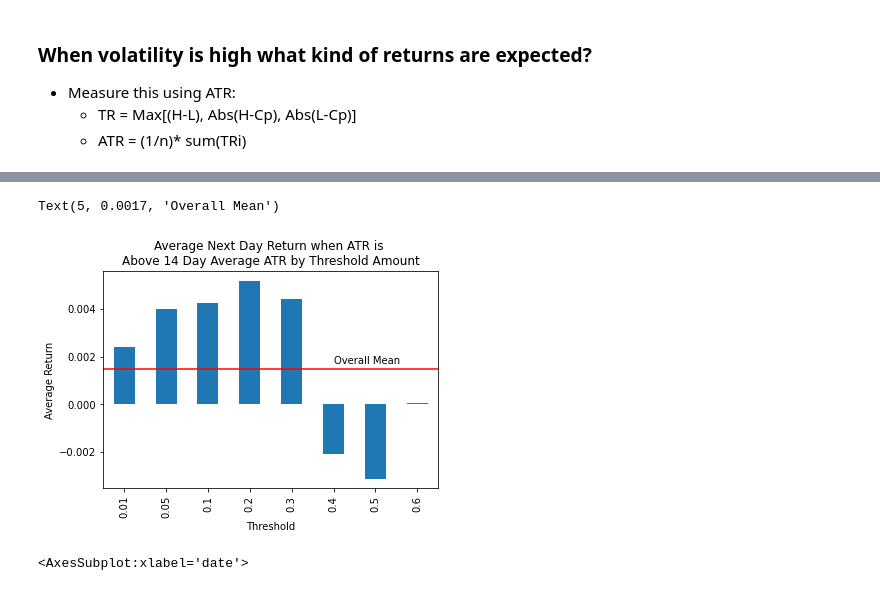
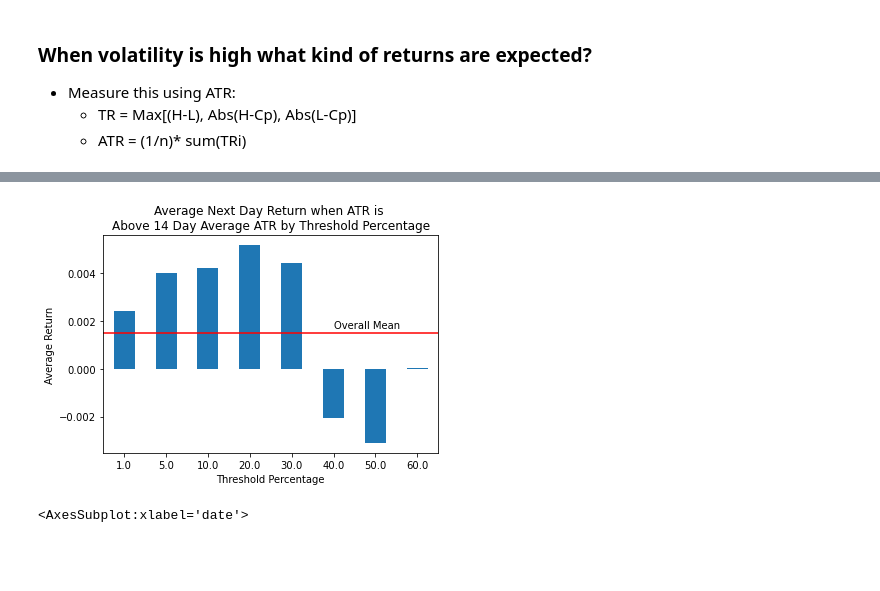
Before and after one commit to FinancialForecasters/financial_forecaster, a Jupyter notebook: explore_jesse.ipynb, the cells around one changed output, grey strips where cells are left out. Cells and saved outputs as stored; diff of their text form; code cells hidden in the pictures; blank space fills up the shorter version.

```diff
--- a/explore_jesse.ipynb
+++ b/explore_jesse.ipynb
@@ -137,8 +152,2 @@ def perform_ATR_analysis(df, atr_threshold  = 0.05, make_plots = True, alpha = 0
 
     return avg_return_above_threshold
-# %%
-thresholds_to_try = [0.01, 0.05, 0.1, 0.2, 0.3, 0.4, 0.5, 0.6]
-returns = {}
-for threshold in thresholds_to_try:
-    avg_return = perform_ATR_analysis(df, atr_threshold=threshold, make_plots=False)
-    returns[threshold] = avg_return
@@ -163,13 +154,25 @@ Fail to reject null hypothesis
-# %%
-pd.DataFrame(returns, index = ['avg_return']).T.plot.bar(legend=False)
-plt.title('Average Next Day Return when ATR is \nAbove 14 Day Average ATR by Threshold Amount')
-plt.xlabel('Threshold')
-plt.ylabel('Average Return')
-plt.axhline(df.fwd_log_ret.mean(), color = 'r')
-plt.annotate('Overall Mean', (5, 0.0017))
-# %% [output]
-Text(5, 0.0017, 'Overall Mean')
-[figure, removed]
+# %%
+def plot_final_ATR_results(df):
+
+    thresholds_to_try = [0.01, 0.05, 0.1, 0.2, 0.3, 0.4, 0.5, 0.6]
+    returns = {}
+    for threshold in thresholds_to_try:
+        avg_return = perform_ATR_analysis(df, atr_threshold=threshold, make_plots=False, print_results=False)
+        returns[threshold] = avg_return
+
+
+    # Format threshold percentage as % and plot bar plot of average log return
+    pd.DataFrame({k*100: v for k,v in returns.items()}, index = ['avg_return']).T.plot.bar(legend=False)
+    plt.title('Average Next Day Return when ATR is \nAbove 14 Day Average ATR by Threshold Percentage')
+    plt.xlabel('Threshold Percentage')
+    plt.ylabel('Average Return')
+    plt.xticks(rotation=0)
+    plt.axhline(df.fwd_log_ret.mean(), color = 'r')
+    plt.annotate('Overall Mean', (5, 0.0017))
+# %%
+plot_final_ATR_results(df)
+# %% [output]
+[figure, added]
 # %%
 df.atr_vs_historical.plot()
 # %% [output]
```
Also changed, not shown: parts of 36 cells of this notebook.
